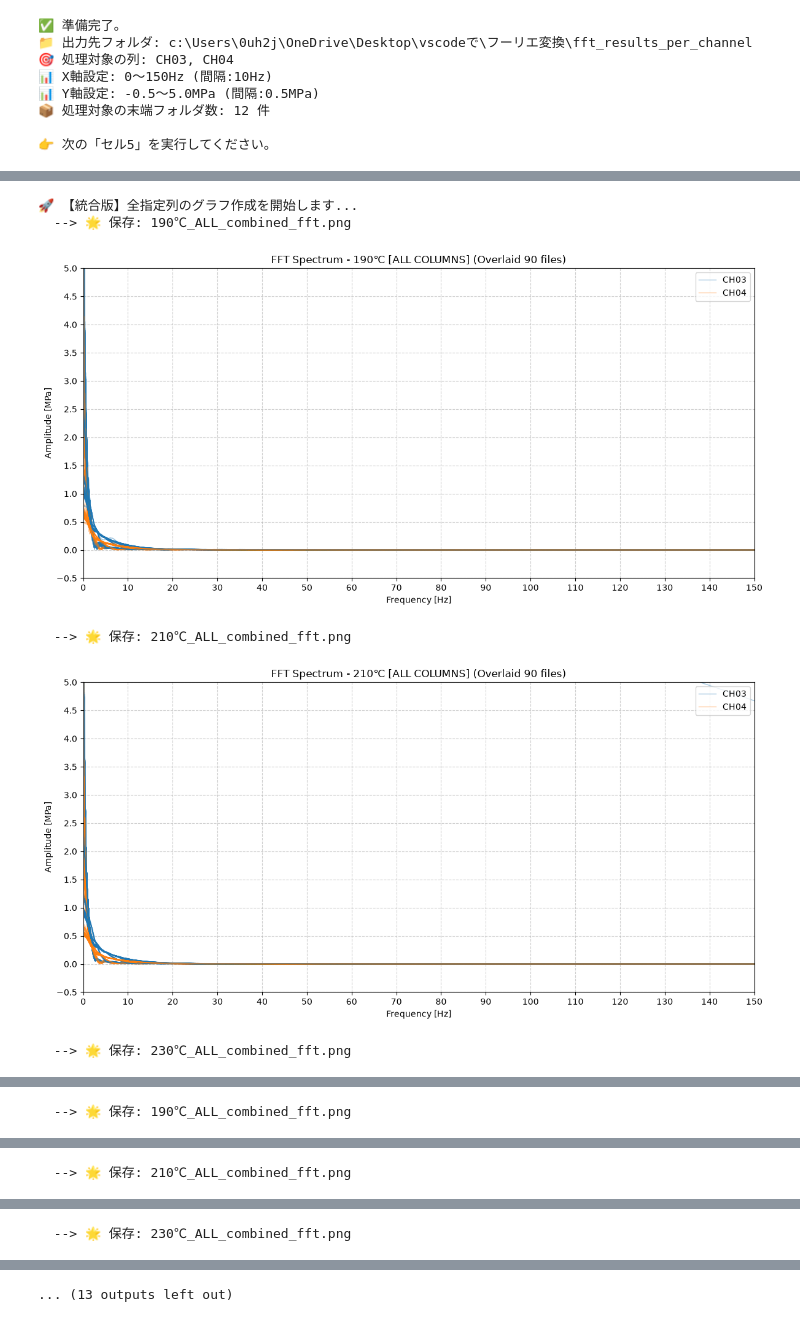
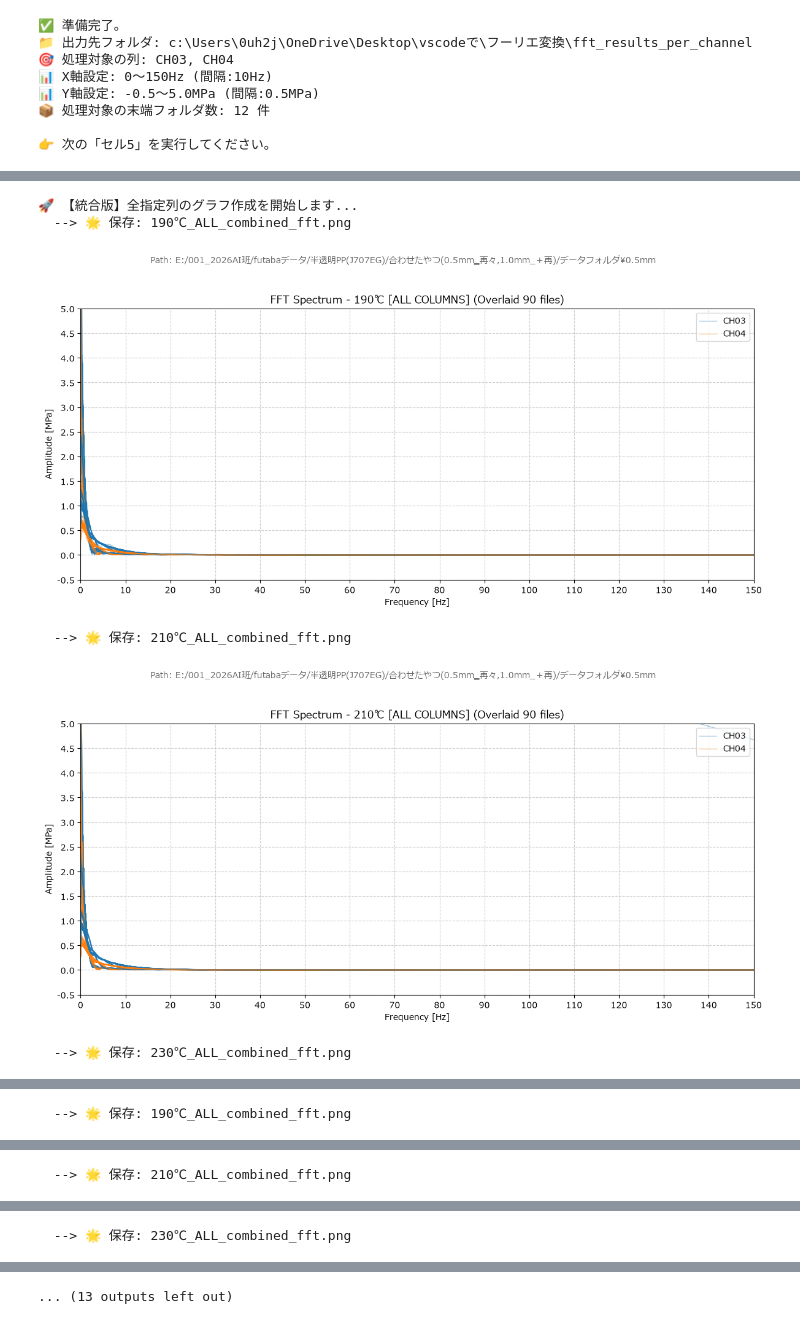
Before and after one commit to tomolist/Fourier-transform, a Jupyter notebook: 03_Futaba複数まとめファイル用_圧力経時変化フーリエ変換.ipynb, the cells around one changed output, grey strips where cells are left out. Drawn from its saved outputs; the diff is of its cells as text; code cells hidden in the pictures.

```diff
--- a/03_Futaba複数まとめファイル用_圧力経時変化フーリエ変換.ipynb
+++ b/03_Futaba複数まとめファイル用_圧力経時変化フーリエ変換.ipynb
@@ -1,12 +1,33 @@
 # %%
-# セル1：ライブラリのインポート
+# セル1：ライブラリのインポートと初期設定
 import os
+import sys
 import pandas as pd
 import numpy as np
 import matplotlib.pyplot as plt
 import tkinter as tk
 from tkinter import filedialog
 from collections import defaultdict
+import warnings
 
-print("ライブラリの読み込みが完了しました。")
+# ==========================================
+# 🌟 グラフの日本語文字化け対策（Windows最適化）
+# ==========================================
+# Windows環境に確実に存在するフォントのみをリストアップ
+plt.rcParams['font.family'] = ['Meiryo', 'Yu Gothic', 'MS Gothic', 'sans-serif']
+
+# マイナス記号が文字化け（□）になるのを防ぐ設定
+plt.rcParams['axes.unicode_minus'] = False
+
+# 念のための警告ミュート設定（不要なフォント関連警告を消します）
+warnings.filterwarnings(
+    "ignore",
+    category=UserWarning,
+    message=".*findfont: Font family.*not found.*"
+)
+# ==========================================
+
+print("✅ ライブラリの読み込みと日本語フォントの設定が完了しました。")
+print("✅ Windows向けに最適化されているため、フォント警告は表示されません。")
+print("👉 次の「セル2」を実行して、メインフォルダを選択してください。")
 # %% [output]
@@ -302,6 +313,5 @@ else:
 # %%
 # セル6：全列×全ファイルの統合グラフ作成（統合版）
-
 print("🚀 【統合版】全指定列のグラフ作成を開始します...")
 success_integrated = 0
 
@@ -310,7 +320,11 @@ if 'output_dir_path' not in locals():
     print("⚠️ 警告: セル4が実行されていない可能性があります。")
 
 for dirpath, files_in_dir in folder_to_files.items():
+    # dirpath は「末端フォルダまでのフルパス」
     last_folder_name = os.path.basename(dirpath)
+
+    # 🌟 末端フォルダの1つ手前（親フォルダ）までのパスを取得
+    parent_dir_path = os.path.dirname(dirpath)
 
     plt.figure(figsize=(12, 6))
     valid_integrated_count = 0
@@ -357,42 +371,51 @@ for dirpath, files_in_dir in folder_to_files.items():
     if valid_integrated_count > 0:
         plt.xlabel('Frequency [Hz]')
         plt.ylabel('Amplitude [MPa]')
+
+        # --- タイトルとパスの描画設定 ---
+        # 1. グラフタイトルの上に「親フォルダのパス」を少し小さめのグレー文字で表示
+        plt.suptitle(f"Path: {parent_dir_path}", fontsize=10, color='dimgray', y=0.98)
+
+        # 2. メインのタイトル
         plt.title(f'FFT Spectrum - {last_folder_name} [ALL COLUMNS] (Overlaid {valid_integrated_count} files)')
+        # ---------------------------------
 
         # --- 軸の範囲と目盛り設定の適用 ---
         plt.xlim(x_min, x_max)
         plt.xticks(np.arange(x_min, x_max + x_step, x_step))
 
         if y_max is not None:
             plt.ylim(y_min, y_max)
         if y_step is not None and y_max is not None:
             plt.yticks(np.arange(y_min, y_max + y_step, y_step))
         # ----------------------------------
 
         plt.grid(True, linestyle='--', alpha=0.6)
         plt.legend(loc='upper right')
-        plt.tight_layout()
+
+        # suptitle(上のパス)とメインタイトルの被りを防ぐため、レイアウトを少し調整
+        plt.tight_layout(rect=[0, 0, 1, 0.95])
 
         # 1. フォルダへの画像保存
         output_image_name_all = f"{last_folder_name}_ALL_combined_fft.png"
         plt.savefig(os.path.join(output_dir_path, output_image_name_all), dpi=150)
         success_integrated += 1
         print(f"  --> 🌟 保存: {output_image_name_all}")
 
         # 2. Jupyter Notebookの画面上に表示
         plt.show()
 
     else:
         # 描画するものがなかった場合はメモリ解放だけ行う
         plt.close()
 
 print("-" * 30)
 print(f"🏁 統合グラフ完了！（生成: {success_integrated}枚）")
 print("🎉 すべての処理が正常に終了しました！出力フォルダを確認してください。")
 # %% [output]
 🚀 【統合版】全指定列のグラフ作成を開始します...
   --> 🌟 保存: 190℃_ALL_combined_fft.png
-[figure, old version]
+[figure, new version]
   --> 🌟 保存: 210℃_ALL_combined_fft.png
-[figure, old version]
+[figure, new version]
   --> 🌟 保存: 230℃_ALL_combined_fft.png
```
Also changed, not shown: parts of 4 cells of this notebook, 9 other files.
